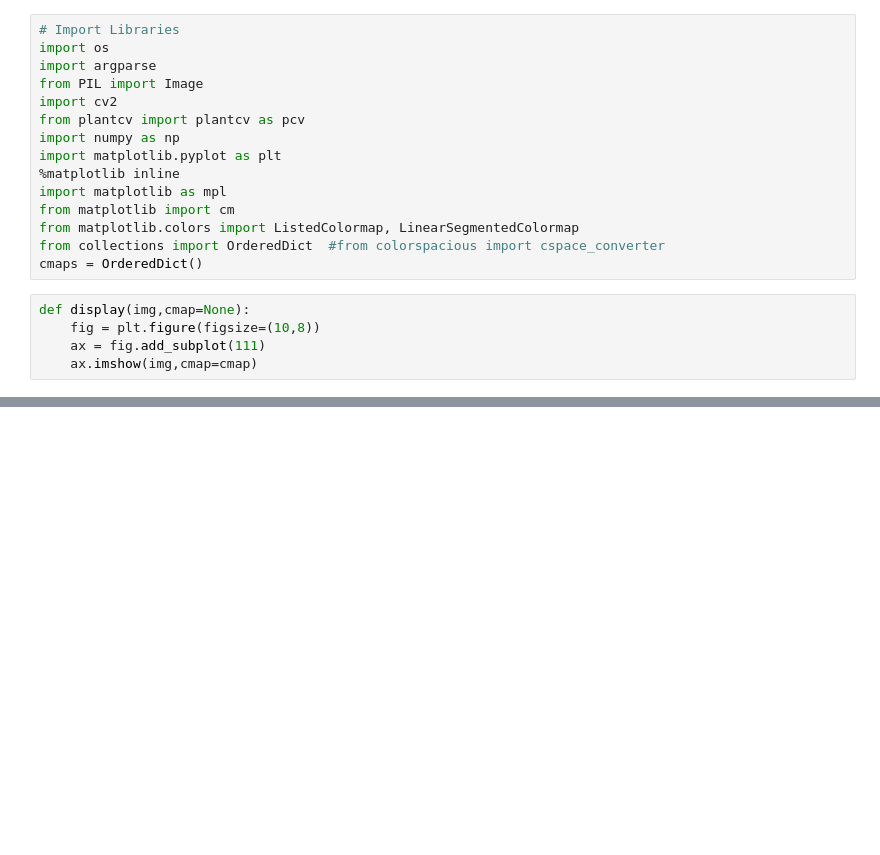
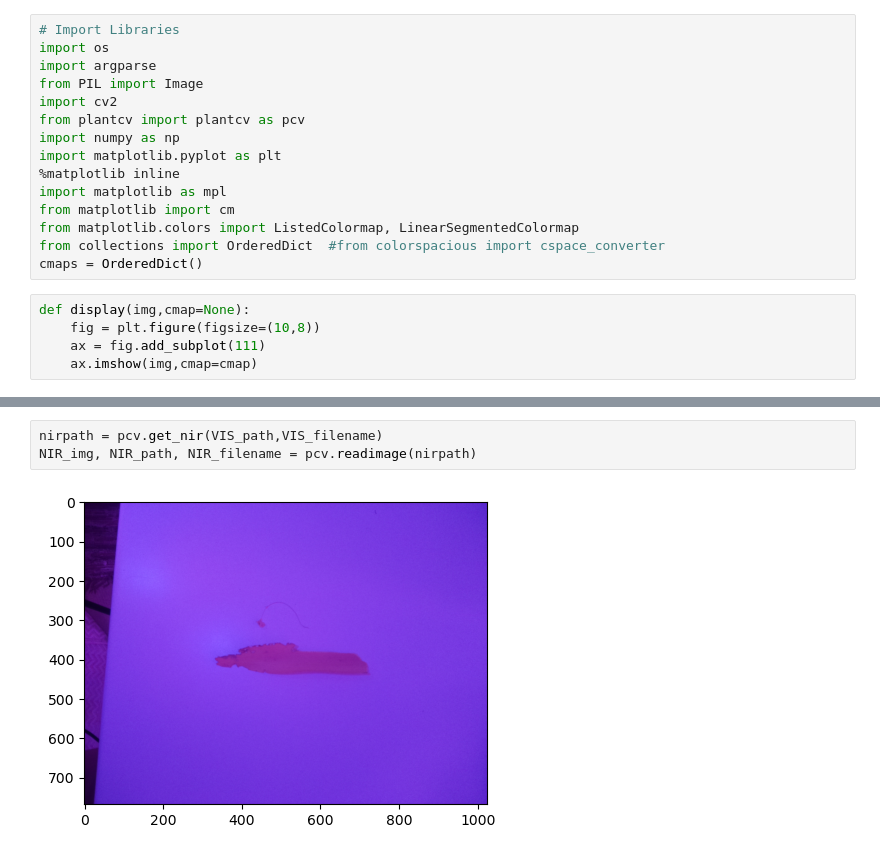
Before and after one commit to Howzit123/plantcv, a Jupyter notebook: final/scripts/general/final_general_draft1.ipynb, the cells around one changed output, grey strips where cells are left out. Cells and saved outputs as stored; diff of their text form; blank space fills up the shorter version.

```diff
--- a/final/scripts/general/final_general_draft1.ipynb
+++ b/final/scripts/general/final_general_draft1.ipynb
@@ -35,0 +46,5 @@ pcv.params.debug = args.debug
+# %%
+nirpath = pcv.get_nir(VIS_path,VIS_filename)
+NIR_img, NIR_path, NIR_filename = pcv.readimage(nirpath)
+# %% [output]
+[figure, added]
```
Also changed, not shown: parts of 5 cells of this notebook, 15 other files.
